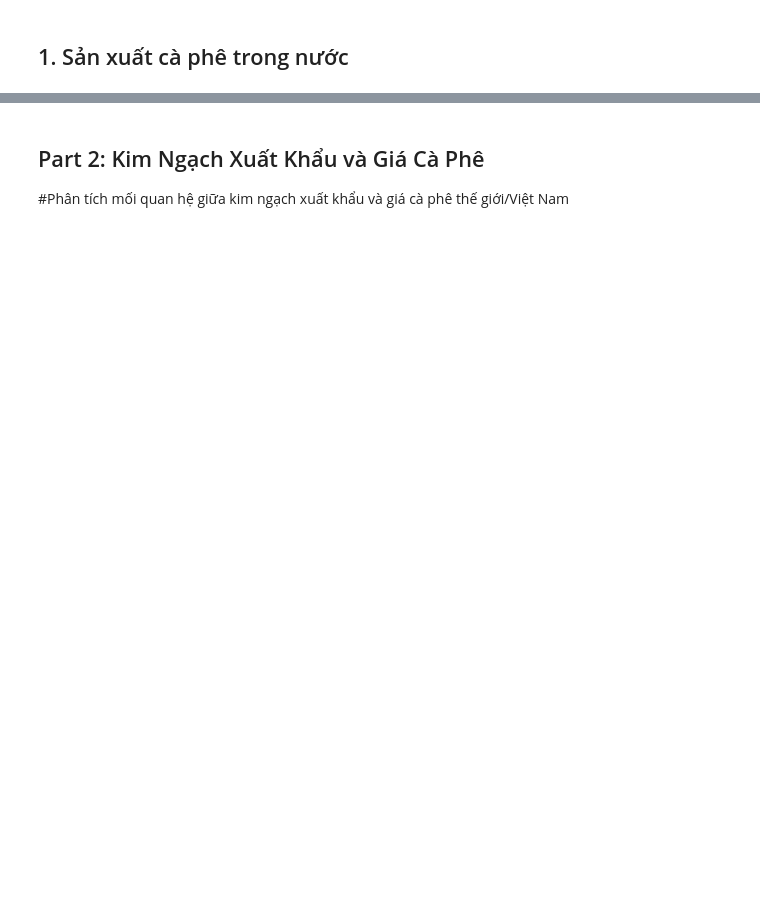
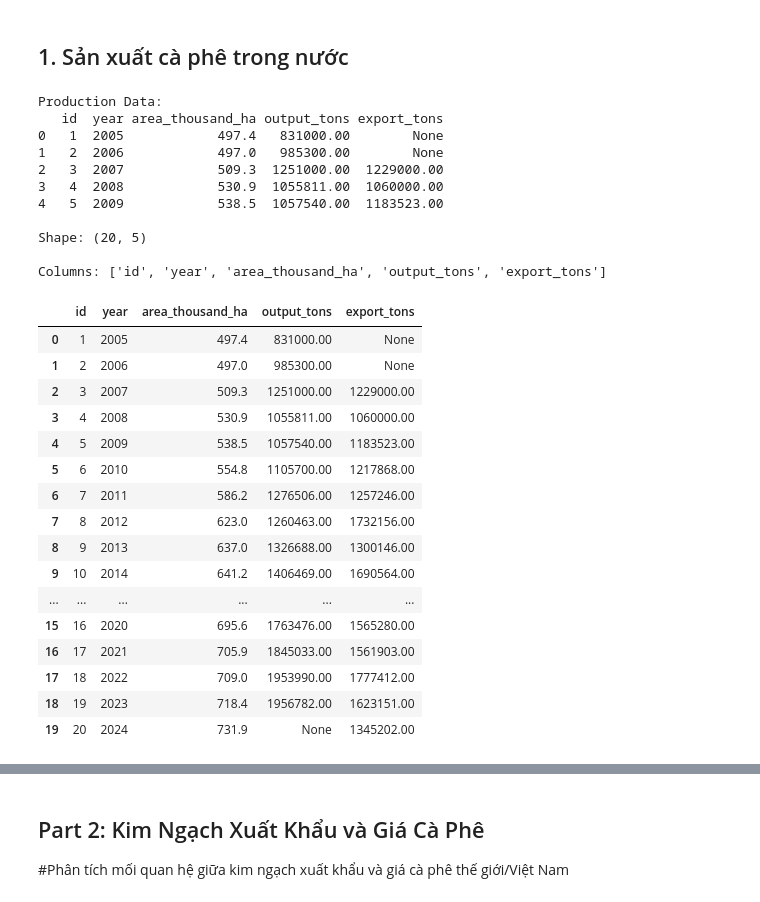
Before and after one commit to quangnhat1504/coffee-export-project, a Jupyter notebook: visualize/scatterplot_production.ipynb, the cells around one changed output, grey strips where cells are left out. Saved outputs shown, nothing was run; the diff lists cells and outputs as text; code cells hidden in the pictures; blank space fills up the shorter version.

Commit message:
Add comprehensive coffee data analysis with scatter plots and correlations

```diff
--- a/visualize/scatterplot_production.ipynb
+++ b/visualize/scatterplot_production.ipynb
@@ -15,7 +89,48 @@ print("Environment variables loaded!")
 # %% [markdown]
 ## 1. Sản xuất cà phê trong nước
 # %%
-df_production = pd.DataFrame(production)
+# Get production data từ database hoặc sample data
+if cursor:
+    cursor.execute("SELECT * FROM production")
+    production = cursor.fetchall()
+    df_production = pd.DataFrame(production)
+else:
+    # Sử dụng sample data đã tạo
+    df_production = pd.DataFrame(production)
+
+print("Production Data:")
+print(df_production.head())
+print(f"\nShape: {df_production.shape}")
+print(f"\nColumns: {df_production.columns.tolist()}")
 df_production
+# %% [output]
+Production Data:
+   id  year area_thousand_ha output_tons export_tons
+0   1  2005            497.4   831000.00        None
+1   2  2006            497.0   985300.00        None
+2   3  2007            509.3  1251000.00  1229000.00
+3   4  2008            530.9  1055811.00  1060000.00
+4   5  2009            538.5  1057540.00  1183523.00
+
+Shape: (20, 5)
+
+Columns: ['id', 'year', 'area_thousand_ha', 'output_tons', 'export_tons']
+|  | id | year | area_thousand_ha | output_tons | export_tons |
+| 0 | 1 | 2005 | 497.4 | 831000.00 | None |
+| 1 | 2 | 2006 | 497.0 | 985300.00 | None |
+| 2 | 3 | 2007 | 509.3 | 1251000.00 | 1229000.00 |
+| 3 | 4 | 2008 | 530.9 | 1055811.00 | 1060000.00 |
+| 4 | 5 | 2009 | 538.5 | 1057540.00 | 1183523.00 |
+| 5 | 6 | 2010 | 554.8 | 1105700.00 | 1217868.00 |
+| 6 | 7 | 2011 | 586.2 | 1276506.00 | 1257246.00 |
+| 7 | 8 | 2012 | 623.0 | 1260463.00 | 1732156.00 |
+| 8 | 9 | 2013 | 637.0 | 1326688.00 | 1300146.00 |
+| 9 | 10 | 2014 | 641.2 | 1406469.00 | 1690564.00 |
+| ... | ... | ... | ... | ... | ... |
+| 15 | 16 | 2020 | 695.6 | 1763476.00 | 1565280.00 |
+| 16 | 17 | 2021 | 705.9 | 1845033.00 | 1561903.00 |
+| 17 | 18 | 2022 | 709.0 | 1953990.00 | 1777412.00 |
+| 18 | 19 | 2023 | 718.4 | 1956782.00 | 1623151.00 |
+| 19 | 20 | 2024 | 731.9 | None | 1345202.00 |
 # %%
 df_production.info()
```
Also changed, not shown: parts of 17 cells of this notebook.
